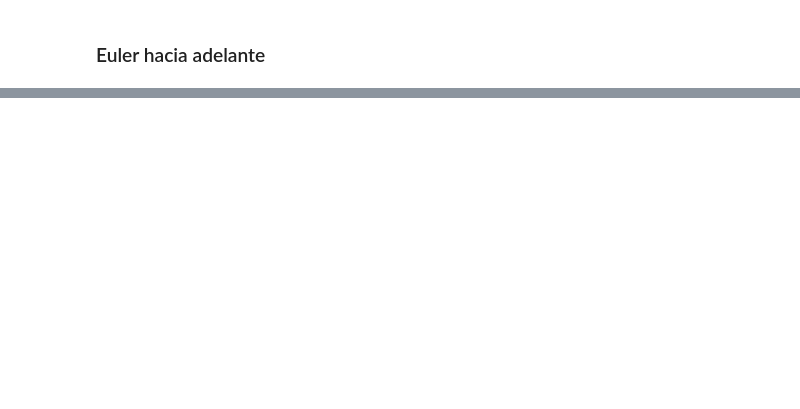
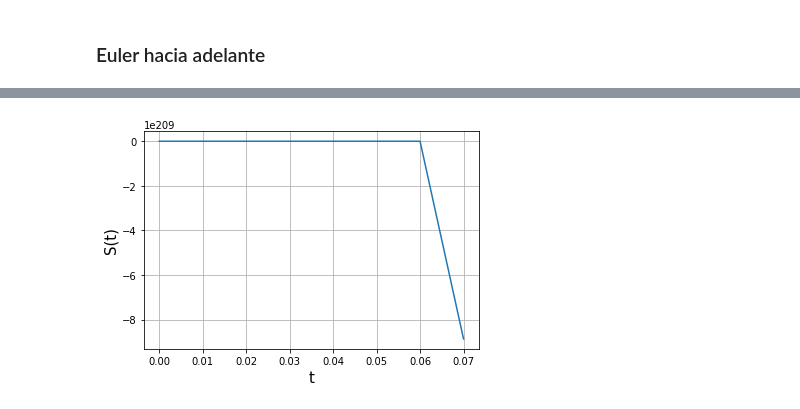
Before and after one commit to sebastianBaquero98/apuntesProgra, a Jupyter notebook: solucionODE.ipynb, the cells around one changed output, grey strips where cells are left out. Saved outputs shown, nothing was run; the diff lists cells and outputs as text; code cells hidden in the pictures; blank space fills up the shorter version.

```diff
--- a/solucionODE.ipynb
+++ b/solucionODE.ipynb
@@ -137,0 +203,40 @@ for i in range(1,len(T)):
+# %%
+# Parametros y valores iniciales
+s_0 = 4480000000
+e_0 = 1200000000
+i_0 = 600000000
+l_0 = 200000000
+t_0 = 0
+# Ingresado por el usario en años
+t_f = 30
+
+# Paso 4
+T = np.arange(t_0,t_f+h,h)
+
+# Paso 5
+# Contiene los valores estimados de la solucion
+sEulerB = np.zeros(len(T))
+eEulerB = np.zeros(len(T))
+iEulerB = np.zeros(len(T))
+lEulerB = np.zeros(len(T))
+# Ingresomos valor inicial
+sEulerB[0] = s_0
+eEulerB[0] = e_0
+iEulerB[0] = i_0
+lEulerB[0] = l_0
+
+for i in range(1,len(T)):
+    sEulerB[i] = dSBack(lmbda,beta,sEulerB[i-1],delta,iEulerB[i-1],lEulerB[i-1],mu)
+    iEulerB[i] = dIBack(beta,ro,sEulerB[i-1],iEulerB[i-1],delta,lEulerB[i-1],kappa,r1,eEulerB[i-1],gamma,mu,d1,fi,r2)
+    eEulerB[i] = dEBack(beta,ro,sEulerB[i-1],iEulerB[i-1],delta,lEulerB[i-1],r2,mu,kappa,r1,eEulerB[i-1])
+    lEulerB[i] = dLBack(fi,r2,iEulerB[i-1],mu,d2,gamma,lEulerB[i-1])
+# %%
+# Graficamos S(t)
+plt.figure()
+plt.plot(T,sEulerB)
+plt.xlabel('t',fontsize=15)
+plt.ylabel('S(t)',fontsize=15)
+plt.grid(1)
+plt.show()
+# %% [output]
+[figure, added]
```
Also changed, not shown: parts of 9 cells of this notebook.
